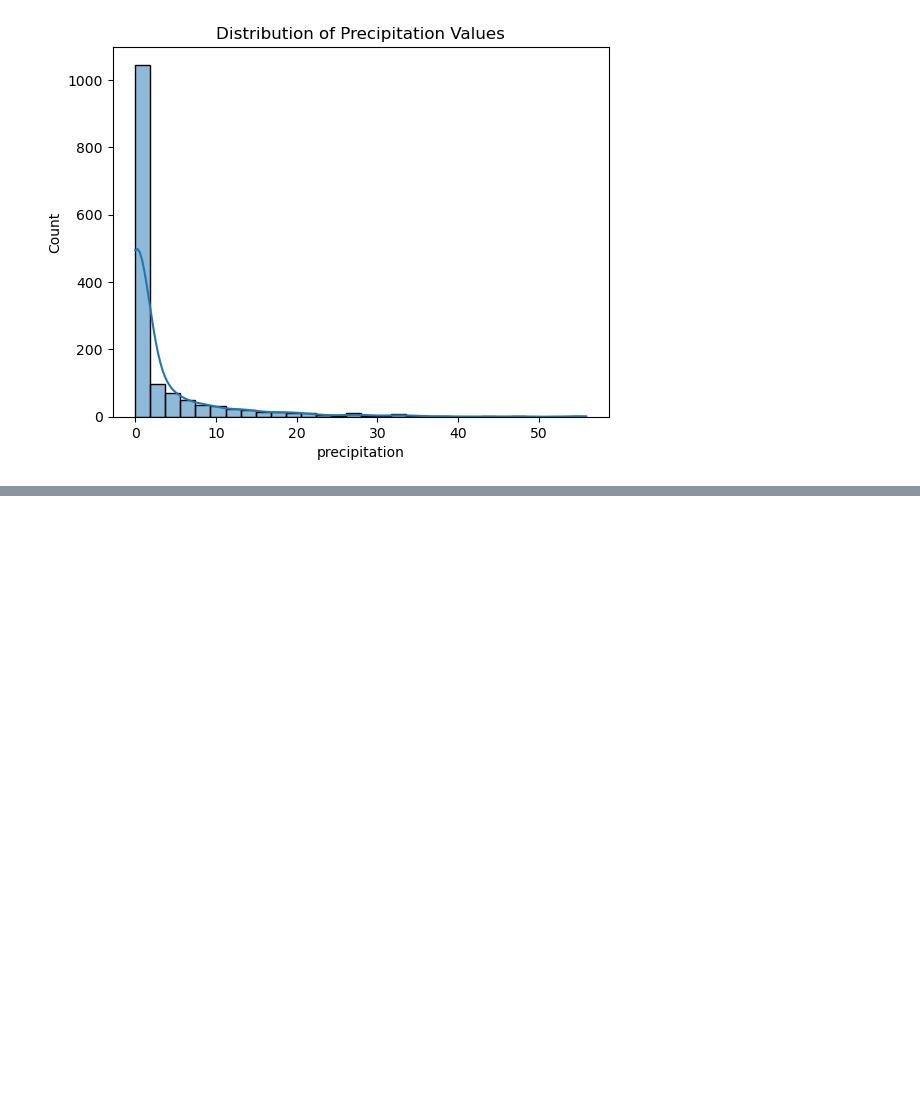
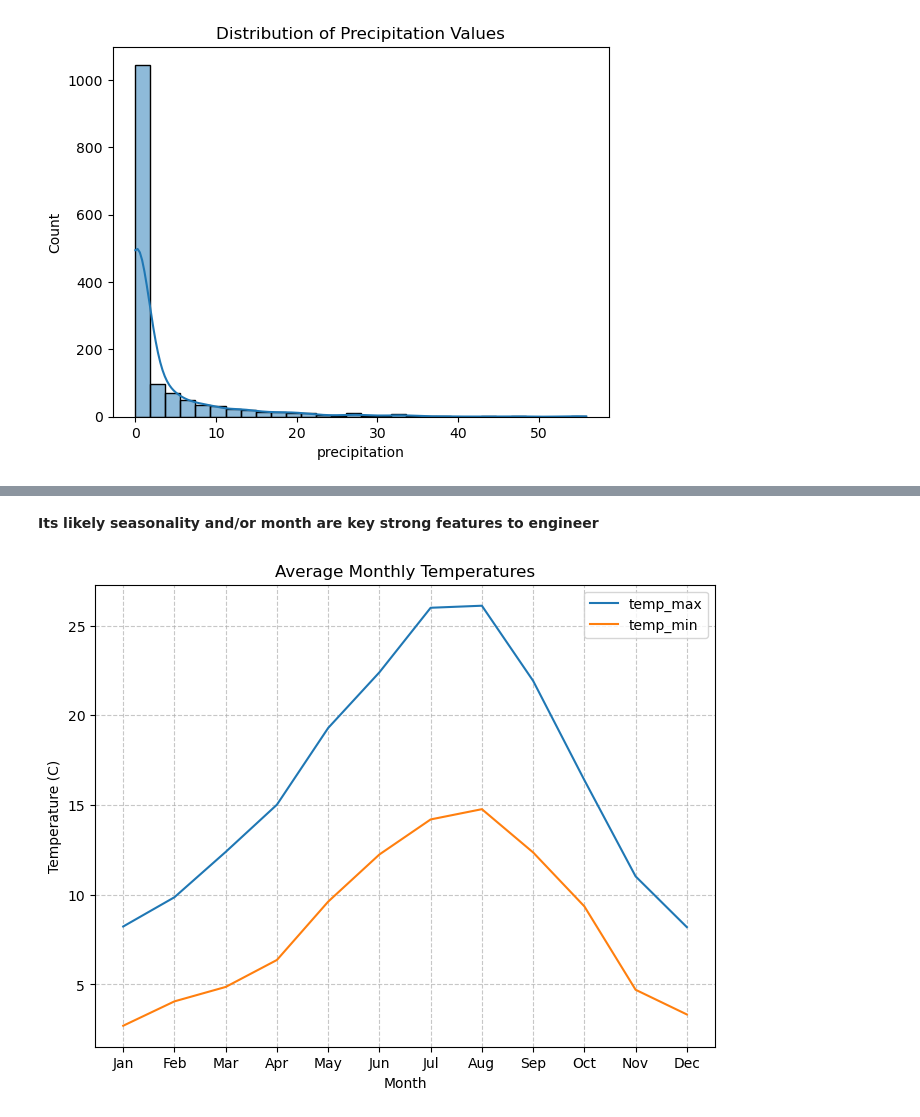
Before and after one commit to viz658/Weather_Prediction_Using_ML_DL, a Jupyter notebook: RNN_Seattle_Dataset.ipynb, the cells around one changed output, grey strips where cells are left out. Saved outputs shown, nothing was run; the diff lists cells and outputs as text; code cells hidden in the pictures; blank space fills up the shorter version.

```diff
--- a/RNN_Seattle_Dataset.ipynb
+++ b/RNN_Seattle_Dataset.ipynb
@@ -158,0 +80,18 @@ MAE: 0.0656
+# %% [markdown]
+**Its likely seasonality and/or month are key strong features to engineer**
+# %%
+# Add 'month' column
+data['month'] = data.index.month
+
+# Group by month and calculate averages
+monthly_avg_temp = data.groupby('month')[['temp_max', 'temp_min']].mean()
+
+# Plot the monthly averages
+monthly_avg_temp.plot(figsize=(8, 6), title="Average Monthly Temperatures")
+plt.xlabel("Month")
+plt.ylabel("Temperature (C)")
+plt.xticks(ticks=range(1, 13), labels=["Jan", "Feb", "Mar", "Apr", "May", "Jun", "Jul", "Aug", "Sep", "Oct", "Nov", "Dec"])
+plt.grid(True, linestyle='--', alpha=0.7)
+plt.show()
+# %% [output]
+[figure, added]
```
Also changed, not shown: parts of 28 cells of this notebook.
